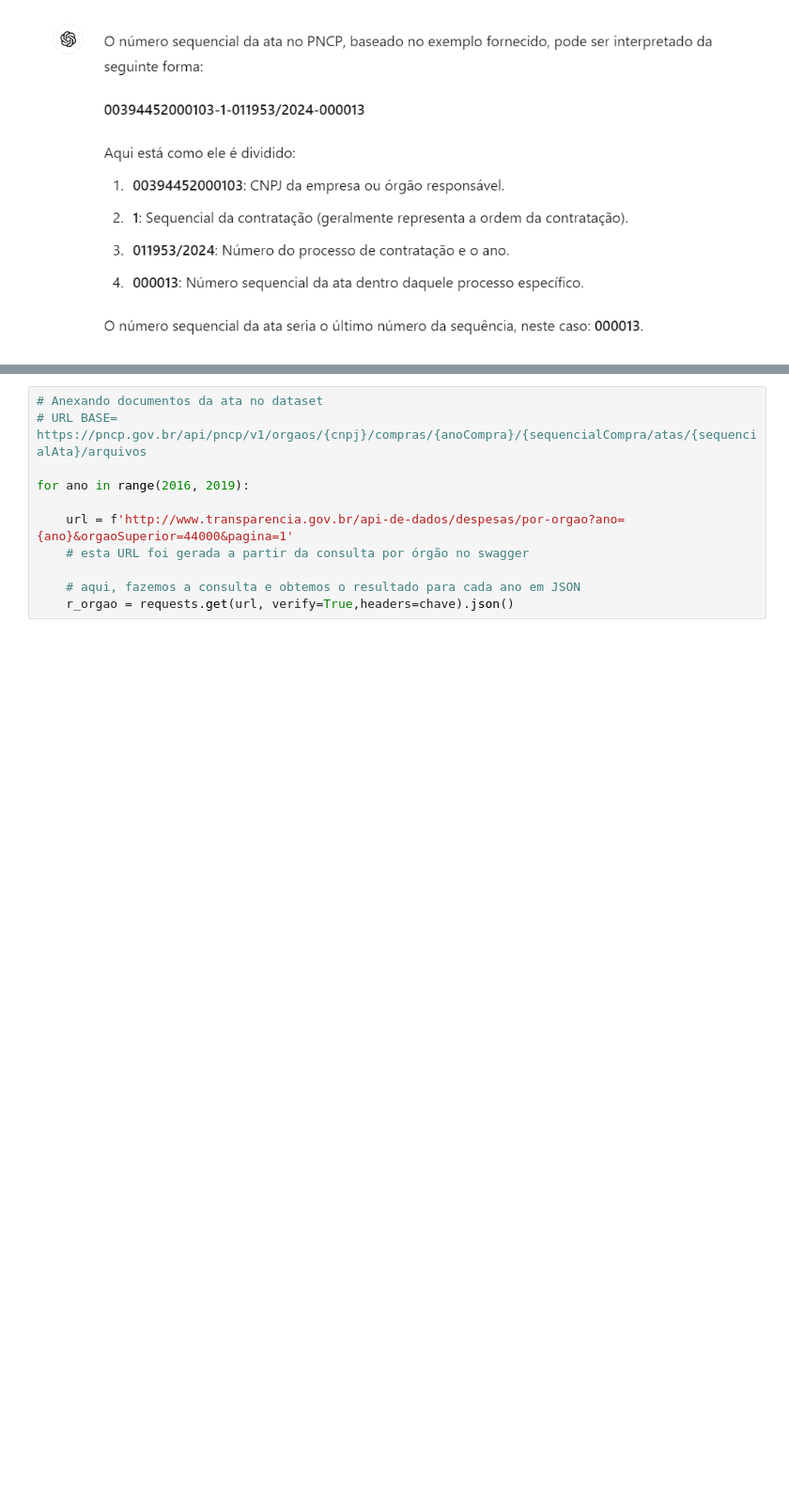
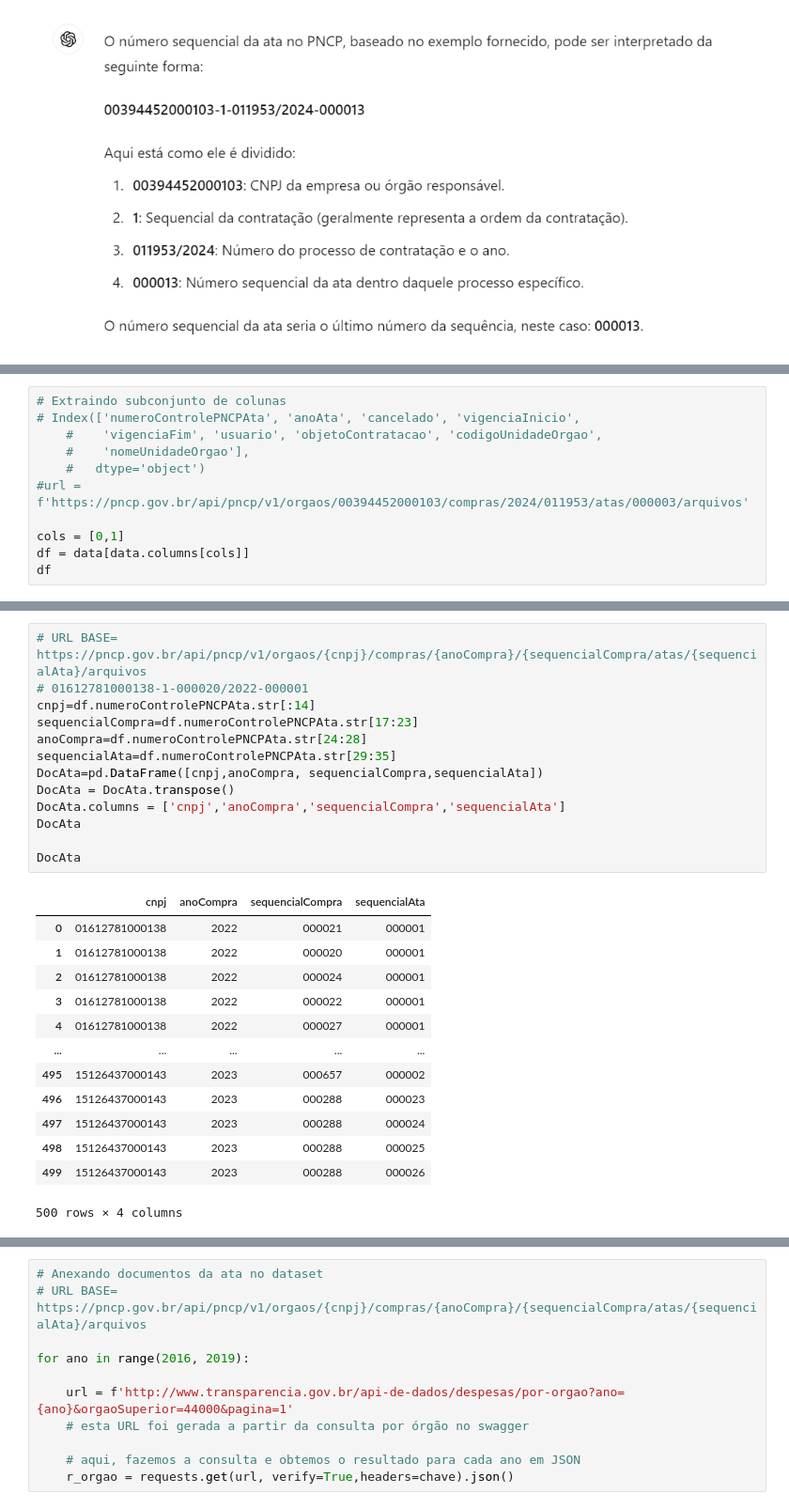
Before and after one commit to ricardofelippe/Mapa, a Jupyter notebook: Explorando_Atas_Licitacao_via_API.ipynb, the cells around one changed output, grey strips where cells are left out. Shown at 94% size. Saved outputs shown, nothing was run; the diff lists cells and outputs as text; blank space fills up the shorter version.

```diff
--- a/Explorando_Atas_Licitacao_via_API.ipynb
+++ b/Explorando_Atas_Licitacao_via_API.ipynb
@@ -172,0 +167,11 @@ subconjunto=data['numeroControlePNCPAta','anoAta','sequencialCompra']
+# %%
+# Extraindo subconjunto de colunas
+# Index(['numeroControlePNCPAta', 'anoAta', 'cancelado', 'vigenciaInicio',
+    #    'vigenciaFim', 'usuario', 'objetoContratacao', 'codigoUnidadeOrgao',
+    #    'nomeUnidadeOrgao'],
+    #   dtype='object')
+#url = f'https://pncp.gov.br/api/pncp/v1/orgaos/00394452000103/compras/2024/011953/atas/000003/arquivos'
+
+cols = [0,1]
+df = data[data.columns[cols]]
+df
@@ -172,0 +192,27 @@ subconjunto=data['numeroControlePNCPAta','anoAta','sequencialCompra']
+# %%
+# URL BASE= https://pncp.gov.br/api/pncp/v1/orgaos/{cnpj}/compras/{anoCompra}/{sequencialCompra/atas/{sequencialAta}/arquivos
+# 01612781000138-1-000020/2022-000001
+cnpj=df.numeroControlePNCPAta.str[:14]
+sequencialCompra=df.numeroControlePNCPAta.str[17:23]
+anoCompra=df.numeroControlePNCPAta.str[24:28]
+sequencialAta=df.numeroControlePNCPAta.str[29:35]
+DocAta=pd.DataFrame([cnpj,anoCompra, sequencialCompra,sequencialAta])
+DocAta = DocAta.transpose()
+DocAta.columns = ['cnpj','anoCompra','sequencialCompra','sequencialAta']
+DocAta
+
+DocAta
+# %% [output]
+|  | cnpj | anoCompra | sequencialCompra | sequencialAta |
+| 0 | 01612781000138 | 2022 | 000021 | 000001 |
+| 1 | 01612781000138 | 2022 | 000020 | 000001 |
+| 2 | 01612781000138 | 2022 | 000024 | 000001 |
+| 3 | 01612781000138 | 2022 | 000022 | 000001 |
+| 4 | 01612781000138 | 2022 | 000027 | 000001 |
+| ... | ... | ... | ... | ... |
+| 495 | 15126437000143 | 2023 | 000657 | 000002 |
+| 496 | 15126437000143 | 2023 | 000288 | 000023 |
+| 497 | 15126437000143 | 2023 | 000288 | 000024 |
+| 498 | 15126437000143 | 2023 | 000288 | 000025 |
+| 499 | 15126437000143 | 2023 | 000288 | 000026 |
+500 rows × 4 columns
```
Also changed, not shown: parts of 9 cells of this notebook, 1 other file.
